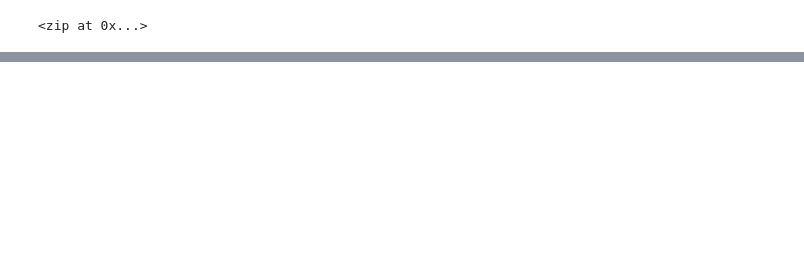
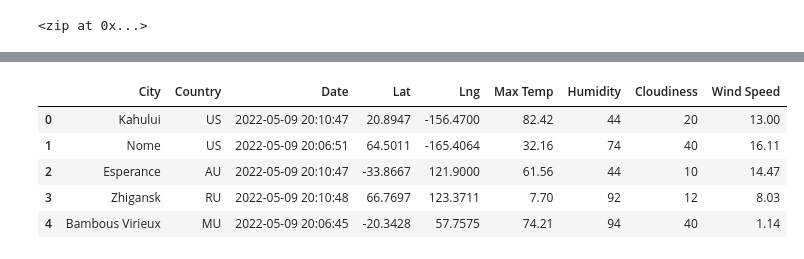
Before and after one commit to reheck/World_Weather_Analysis, a Jupyter notebook: WeatherPy.ipynb, the cells around one changed output, grey strips where cells are left out. Cells and saved outputs as stored; diff of their text form; code cells hidden in the pictures; blank space fills up the shorter version.

```diff
--- a/WeatherPy.ipynb
+++ b/WeatherPy.ipynb
@@ -31,0 +141,12 @@ len(cities)
+# %%
+# update column order
+new_order = ["City", "Country", "Date", "Lat", "Lng", "Max Temp", "Humidity", "Cloudiness", "Wind Speed",]
+city_data_df = city_data_df[new_order]
+city_data_df.head()
+# %% [output]
+|  | City | Country | Date | Lat | Lng | Max Temp | Humidity | Cloudiness | Wind Speed |
+| 0 | Kahului | US | 2022-05-09 20:10:47 | 20.8947 | -156.4700 | 82.42 | 44 | 20 | 13.00 |
+| 1 | Nome | US | 2022-05-09 20:06:51 | 64.5011 | -165.4064 | 32.16 | 74 | 40 | 16.11 |
+| 2 | Esperance | AU | 2022-05-09 20:10:47 | -33.8667 | 121.9000 | 61.56 | 44 | 10 | 14.47 |
+| 3 | Zhigansk | RU | 2022-05-09 20:10:48 | 66.7697 | 123.3711 | 7.70 | 92 | 12 | 8.03 |
+| 4 | Bambous Virieux | MU | 2022-05-09 20:06:45 | -20.3428 | 57.7575 | 74.21 | 94 | 40 | 1.14 |
```
Also changed, not shown: parts of 6 cells of this notebook, 2 other files.
